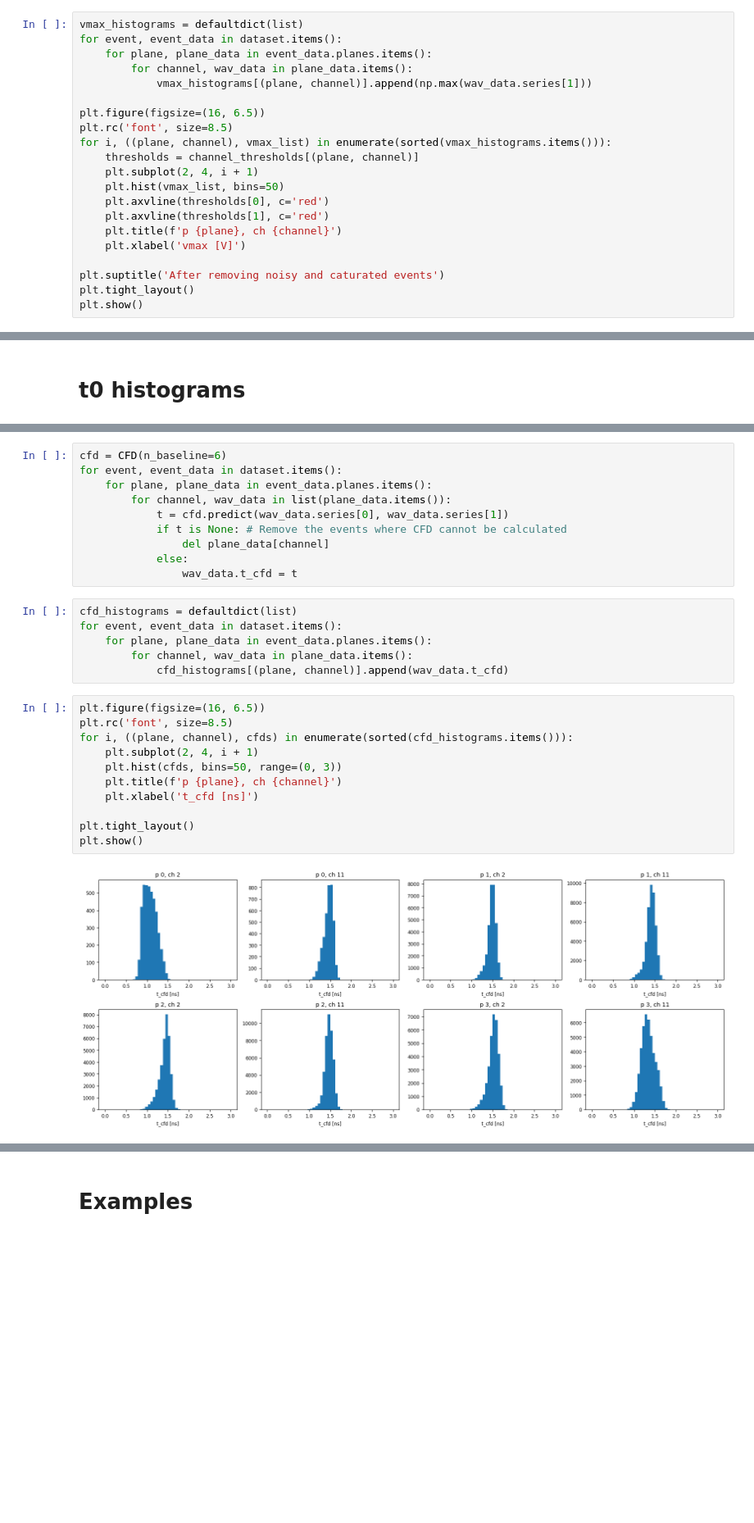
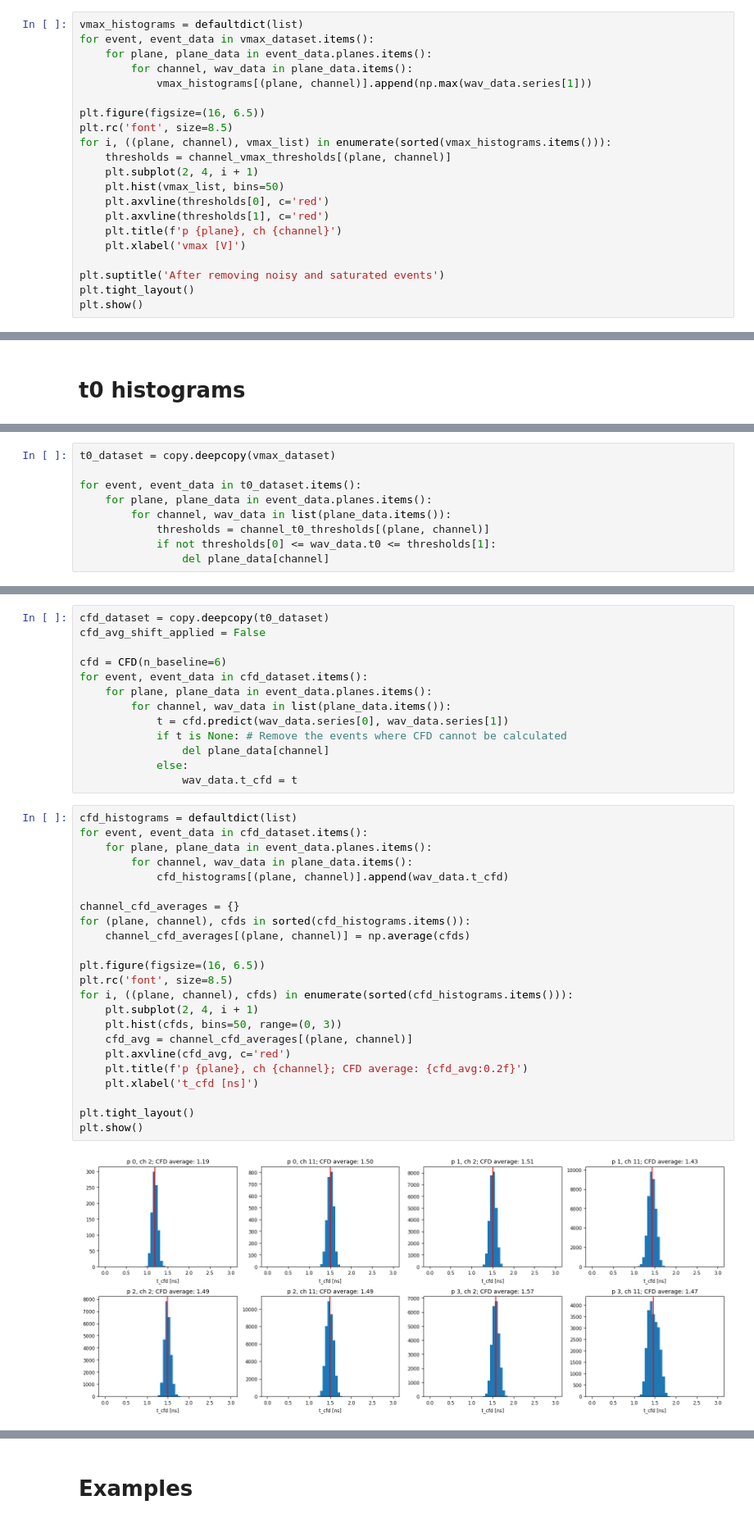
Before and after one commit to MatiXOfficial/pps-timing-ml, a Jupyter notebook: first_tests.ipynb, the cells around one changed output, grey strips where cells are left out. Shown at 82% size. Cells and saved outputs as stored; diff of their text form; blank space fills up the shorter version.

```diff
--- a/first_tests.ipynb
+++ b/first_tests.ipynb
@@ -207,7 +207,7 @@ for event, event_data in dataset.items():
                 del plane_data[channel]
 # %%
 vmax_histograms = defaultdict(list)
-for event, event_data in dataset.items():
+for event, event_data in vmax_dataset.items():
     for plane, plane_data in event_data.planes.items():
         for channel, wav_data in plane_data.items():
             vmax_histograms[(plane, channel)].append(np.max(wav_data.series[1]))
@@ -215,7 +215,7 @@ for event, event_data in dataset.items():
 plt.figure(figsize=(16, 6.5))
 plt.rc('font', size=8.5)
 for i, ((plane, channel), vmax_list) in enumerate(sorted(vmax_histograms.items())):
-    thresholds = channel_thresholds[(plane, channel)]
+    thresholds = channel_vmax_thresholds[(plane, channel)]
     plt.subplot(2, 4, i + 1)
     plt.hist(vmax_list, bins=50)
     plt.axvline(thresholds[0], c='red')
@@ -223,7 +223,7 @@ for i, ((plane, channel), vmax_list) in enumerate(sorted(vmax_histograms.items()
     plt.title(f'p {plane}, ch {channel}')
     plt.xlabel('vmax [V]')
 
-plt.suptitle('After removing noisy and caturated events')
+plt.suptitle('After removing noisy and saturated events')
 plt.tight_layout()
 plt.show()
 # %% [output]
@@ -258,0 +269,9 @@ plt.show()
+# %%
+t0_dataset = copy.deepcopy(vmax_dataset)
+
+for event, event_data in t0_dataset.items():
+    for plane, plane_data in event_data.planes.items():
+        for channel, wav_data in list(plane_data.items()):
+            thresholds = channel_t0_thresholds[(plane, channel)]
+            if not thresholds[0] <= wav_data.t0 <= thresholds[1]:
+                del plane_data[channel]
@@ -261,6 +304,9 @@ plt.show()
 # %%
+cfd_dataset = copy.deepcopy(t0_dataset)
+cfd_avg_shift_applied = False
+
 cfd = CFD(n_baseline=6)
-for event, event_data in dataset.items():
+for event, event_data in cfd_dataset.items():
     for plane, plane_data in event_data.planes.items():
         for channel, wav_data in list(plane_data.items()):
             t = cfd.predict(wav_data.series[0], wav_data.series[1])
@@ -268,22 +314,28 @@ for event, event_data in dataset.items():
                 del plane_data[channel]
             else:
                 wav_data.t_cfd = t
-# %%
-cfd_histograms = defaultdict(list)
-for event, event_data in dataset.items():
-    for plane, plane_data in event_data.planes.items():
-        for channel, wav_data in plane_data.items():
-            cfd_histograms[(plane, channel)].append(wav_data.t_cfd)
 # %%
+cfd_histograms = defaultdict(list)
+for event, event_data in cfd_dataset.items():
+    for plane, plane_data in event_data.planes.items():
+        for channel, wav_data in plane_data.items():
+            cfd_histograms[(plane, channel)].append(wav_data.t_cfd)
+
+channel_cfd_averages = {}
+for (plane, channel), cfds in sorted(cfd_histograms.items()):
+    channel_cfd_averages[(plane, channel)] = np.average(cfds)
+
 plt.figure(figsize=(16, 6.5))
 plt.rc('font', size=8.5)
 for i, ((plane, channel), cfds) in enumerate(sorted(cfd_histograms.items())):
     plt.subplot(2, 4, i + 1)
     plt.hist(cfds, bins=50, range=(0, 3))
-    plt.title(f'p {plane}, ch {channel}')
+    cfd_avg = channel_cfd_averages[(plane, channel)]
+    plt.axvline(cfd_avg, c='red')
+    plt.title(f'p {plane}, ch {channel}; CFD average: {cfd_avg:0.2f}')
     plt.xlabel('t_cfd [ns]')
 
 plt.tight_layout()
 plt.show()
 # %% [output]
-[figure, old version]
+[figure, new version]
```
Also changed, not shown: parts of 21 cells of this notebook.
